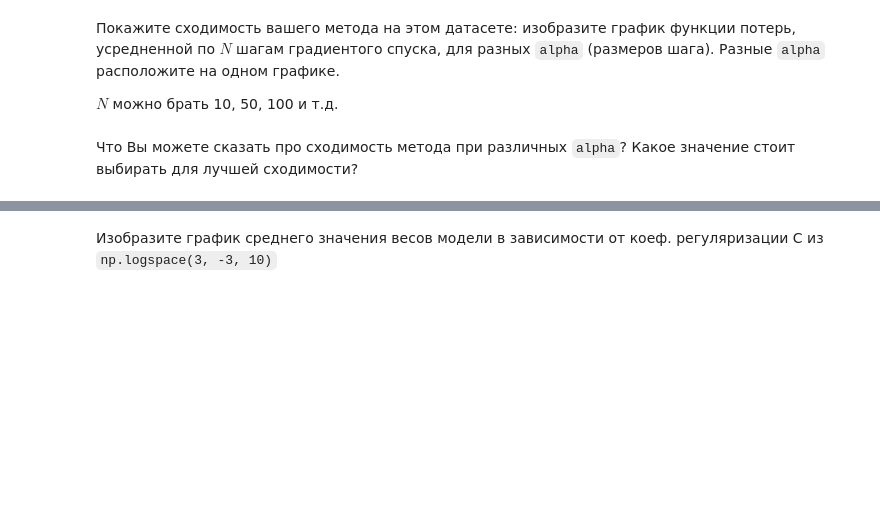
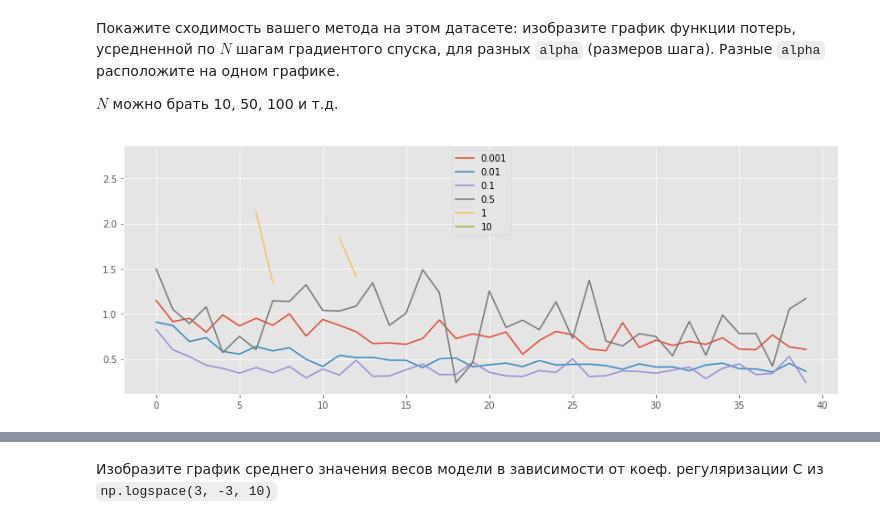
Before and after one commit to Dilshod070/SpereMailRu-AlgsAndStructures, a Jupyter notebook: Sapaev_hw3.ipynb, the cells around one changed output, grey strips where cells are left out. Cells and saved outputs as stored; diff of their text form; code cells hidden in the pictures; blank space fills up the shorter version.

```diff
--- a/Sapaev_hw3.ipynb
+++ b/Sapaev_hw3.ipynb
@@ -401,2 +435,20 @@ $N$ можно брать 10, 50, 100 и т.д.
-# %% [markdown]
-Что Вы можете сказать про сходимость метода при различных `alpha`? Какое значение стоит выбирать для лучшей сходимости?
+# %%
+## Your Code Here
+plt.figure(figsize=(14, 5))
+
+alpha = [0.001, 0.01, 0.1, 0.5, 1, 10]
+batch_size = 10
+N = 100
+C = 1000
+
+for a in alpha:
+    clf = MySGDClassifier(batch_generator, batch_size=batch_size, C=C, alpha=a)
+    clf.fit(X, y)
+    loss_mean = []
+    for i in range(len(clf.errors_log['loss']) // N):
+        loss_mean.append(np.mean(clf.errors_log['loss'][N * i: N * (i + 1)]))
+    plt.plot(loss_mean)
+plt.legend(alpha)
+plt.show()
+# %% [output]
+[figure, added]
```
Also changed, not shown: parts of 30 cells of this notebook.
